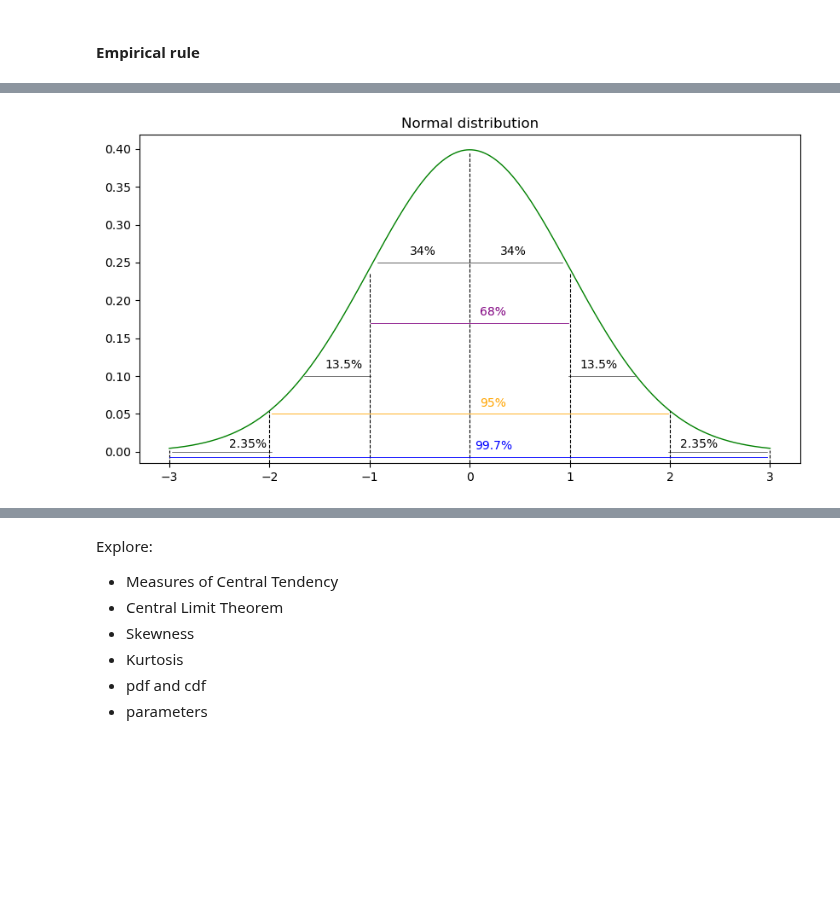
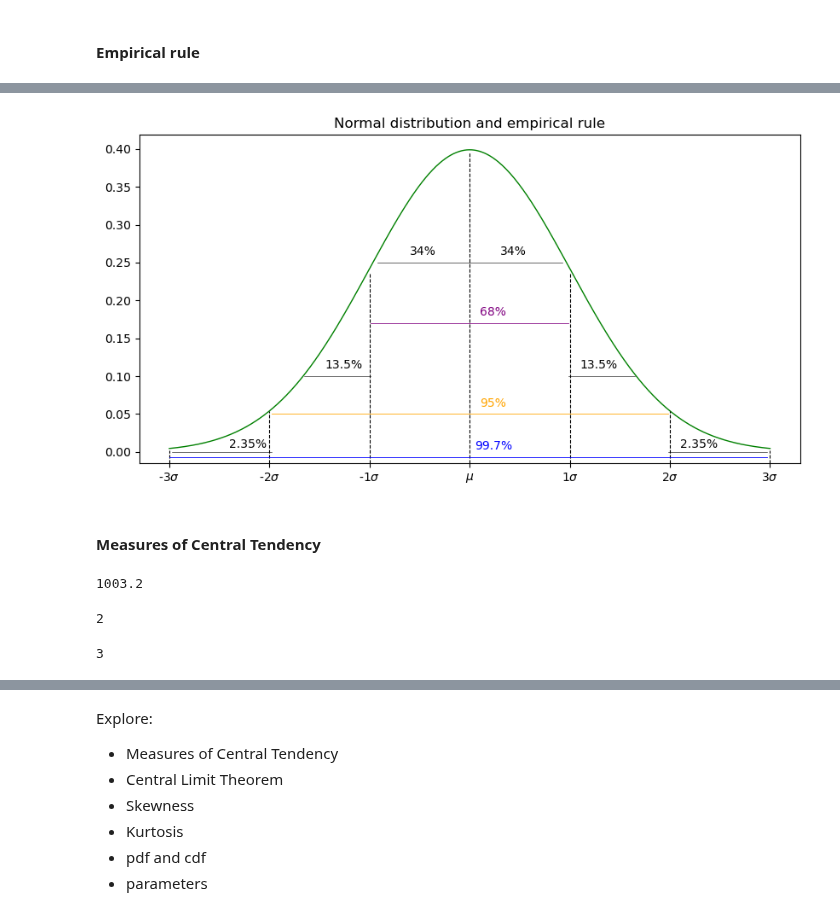
Before and after one commit to Tanja888/funddata-assessment, a Jupyter notebook: normal-distribution.ipynb, the cells around one changed output, grey strips where cells are left out. Cells and saved outputs as stored; diff of their text form; code cells hidden in the pictures; blank space fills up the shorter version.

Commit message:
Measuers of Central Tendency

```diff
--- a/normal-distribution.ipynb
+++ b/normal-distribution.ipynb
@@ -148,35 +149,51 @@ ax.axvline(x=-3, color='black', ymax=0.04, linewidth=.8, linestyle='--')
 
 ax.axhline(y=0.25, xmin=0.5, xmax=0.64, color='black', linewidth=0.4)
 ax.text(x=0.3, y=0.26, s='34%');
 
 ax.axhline(y=0.25, xmin=0.36, xmax=0.5, color='black', linewidth=0.4)
 ax.text(x=-0.6, y=0.26, s='34%');
 
 ax.axhline(y=0.1, xmin=0.25, xmax=0.35, color='black', linewidth=0.4)
 ax.text(x=-1.45, y=0.11, s='13.5%');
 
 ax.axhline(y=0.1, xmin=0.65, xmax=0.75, color='black', linewidth=0.4)
 ax.text(x=1.1, y=0.11, s='13.5%');
 
 ax.axhline(y=0.00, xmin=0.05, xmax=0.2, color='black', linewidth=0.4)
 ax.text(x=-2.4, y=0.005, s='2.35%');
 
 ax.axhline(y=0.00, xmin=0.80, xmax=0.95, color='black', linewidth=0.4)
 ax.text(x=2.1, y=0.005, s='2.35%');
 
 ax.axhline(y=-0.007, xmin=0.045, xmax=0.95, color='blue', linewidth=0.6)
 ax.text(x=0.05, y=0.003, s='99.7%', color='blue');
 
 ax.axhline(y=0.05, xmin=0.20, xmax=0.80, color='orange', linewidth=0.6)
 ax.text(x=0.1, y=0.06, s='95%', color='orange');
 
 ax.axhline(y=0.17, xmin=0.35, xmax=0.65, color='purple', linewidth=0.6)
 ax.text(x=0.1, y=0.18, s='68%', color='purple');
 
-#labels = ['-3$\sigma$', '-2$\sigma$', '-1$\sigma$' '$\mu$', '1$\sigma$', '2$\sigma$', '3$\sigma$']
-#ax.set_xticks(x)
-#ax.set_xticklabels(labels, minor=False)
+labels = ['-3$\sigma$', '-2$\sigma$', '-1$\sigma$', '$\mu$', '1$\sigma$', '2$\sigma$', '3$\sigma$']
 
-ax.set_title('Normal distribution');
+ax.xaxis.set_ticks(np.arange(-3, 4, 1))
+ax.set_xticklabels(labels, minor=False)
+
+ax.set_title('Normal distribution and empirical rule');
 # %% [output]
-[figure, old version]
+[figure, new version]
+# %% [markdown]
+#### Measures of Central Tendency
+# %%
+test = [1, 2, 2, 2, 3, 4, 5, 6, 7, 10000]
+st.mean(test)
+# %% [output]
+1003.2
+# %%
+st.mode(test)
+# %% [output]
+2
+# %%
+st.median(test)
+# %% [output]
+3
```
Also changed, not shown: parts of 14 cells of this notebook.
